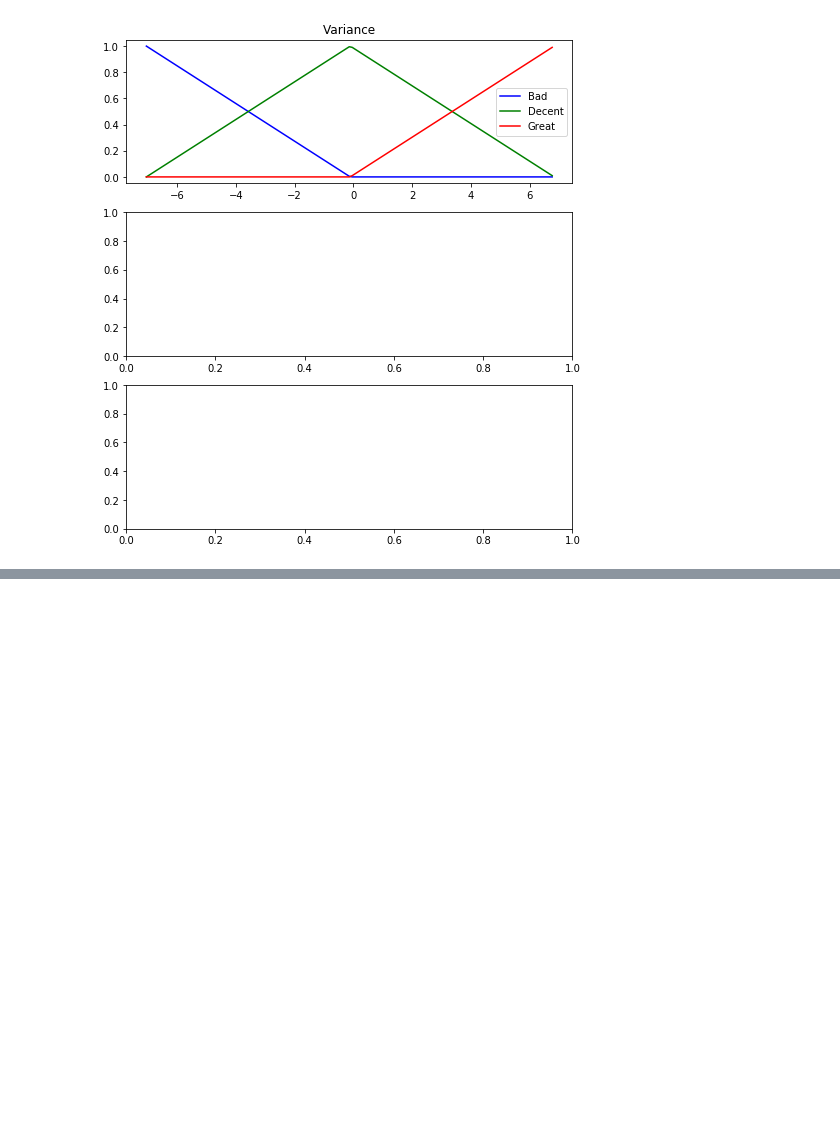
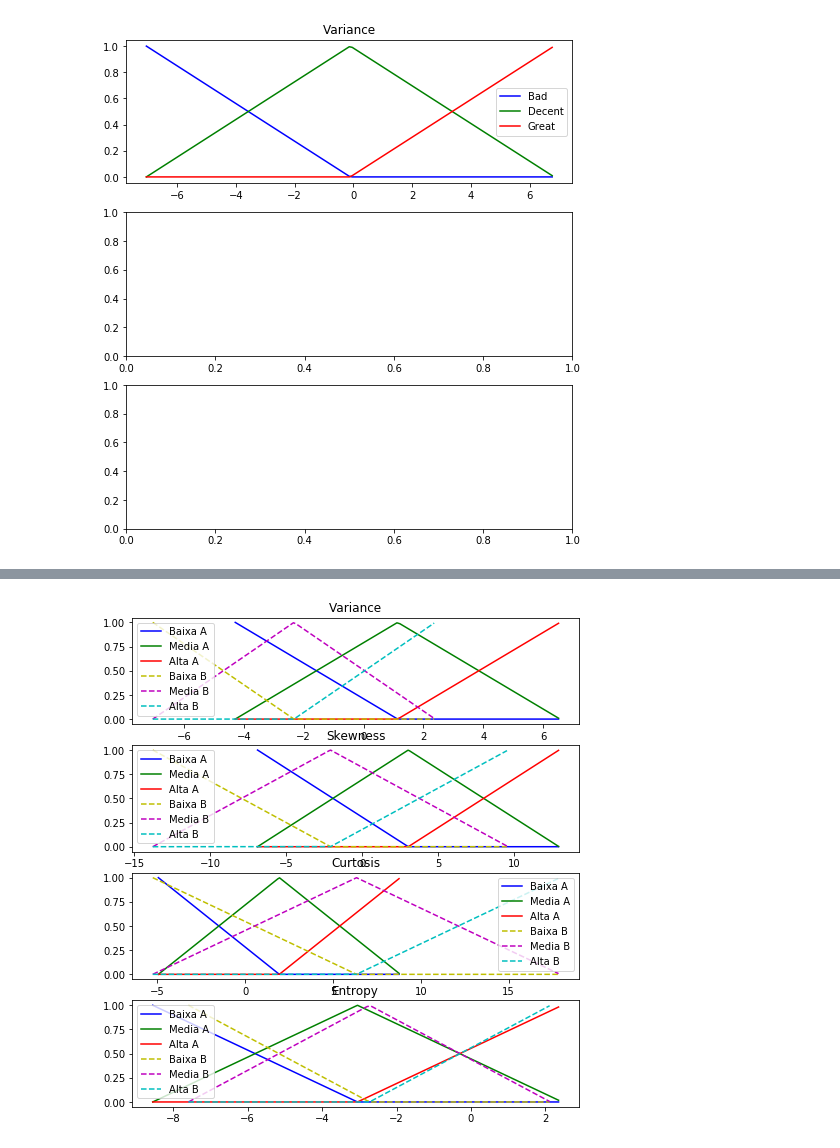
Before and after one commit to Minoro/data-science-theory, a Jupyter notebook: IA/fuzzy/Exercício de Fuzzy.ipynb, the cells around one changed output, grey strips where cells are left out. Drawn from its saved outputs; the diff is of its cells as text; code cells hidden in the pictures; blank space fills up the shorter version.

```diff
--- a/IA/fuzzy/Exercício de Fuzzy.ipynb
+++ b/IA/fuzzy/Exercício de Fuzzy.ipynb
@@ -27,7 +27,7 @@ def split_data(data):
     split_point_a = round(num_class_a * 0.8)
     split_point_b = round(num_class_b * 0.8)
 
-    return class_a[:split_point_a], class_a[split_point_a:], class_b[:split_point_b], class_b[split_point_b:]
+    return np.array(class_a[:split_point_a]), np.array(class_a[split_point_a:]), np.array(class_b[:split_point_b]), np.array(class_b[split_point_b:])
 
 train_a, test_a, train_b, test_b = split_data(data)
 # %%
@@ -122,3 +122,93 @@ ax0.legend()
  0.        ]
 <matplotlib.legend.Legend at 0x...>
 [figure]
+# %%
+# print(train_a[:, 0])
+def get_min_max_step(data):
+    min_v = data[0]
+    max_v = data[-1]
+
+    step = (max_v - min_v) / 2
+
+    return min_v, max_v, step
+
+def build_trimf(data):
+    min_v, max_v, step = get_min_max_step(data)
+    x_data = np.arange(min_v, max_v, 0.1)
+
+    data_lo = fuzz.trimf(x_data, [min_v, min_v, (min_v + step)])
+    data_md = fuzz.trimf(x_data, [min_v, (min_v + step), max_v])
+    data_hi = fuzz.trimf(x_data, [(min_v + step), max_v, max_v])
+
+    return data_lo, data_md, data_hi, x_data
+
+variance_data_a = sorted(train_a[:, 0])
+variance_data_b = sorted(train_b[:, 0])
+
+skewness_data_a = sorted(train_a[:, 1])
+skewness_data_b = sorted(train_b[:, 1])
+
+curtosis_data_a = sorted(train_a[:, 2])
+curtosis_data_b = sorted(train_b[:, 2])
+
+entropy_data_a = sorted(train_a[:, 3])
+entropy_data_b = sorted(train_b[:, 3])
+
+variance_a_lo, variance_a_md, variance_a_hi, x_variance_data_a = build_trimf(variance_data_a)
+variance_b_lo, variance_b_md, variance_b_hi, x_variance_data_b = build_trimf(variance_data_b)
+
+skewness_a_lo, skewness_a_md, skewness_a_hi, x_skewness_data_a = build_trimf(skewness_data_a)
+skewness_b_lo, skewness_b_md, skewness_b_hi, x_skewness_data_b = build_trimf(skewness_data_b)
+
+curtosis_a_lo, curtosis_a_md, curtosis_a_hi, x_curtosis_data_a = build_trimf(curtosis_data_a)
+curtosis_b_lo, curtosis_b_md, curtosis_b_hi, x_curtosis_data_b = build_trimf(curtosis_data_b)
+
+entropy_a_lo, entropy_a_md, entropy_a_hi, x_entropy_data_a = build_trimf(entropy_data_a)
+entropy_b_lo, entropy_b_md, entropy_b_hi, x_entropy_data_b = build_trimf(entropy_data_b)
+
+# Visualize these universes and membership functions
+fig, (ax0, ax1, ax2, ax3) = plt.subplots(nrows=4, figsize=(8, 9))
+
+
+ax0.plot(x_variance_data_a, variance_a_lo, 'b', linewidth=1.5, label='Baixa A')
+ax0.plot(x_variance_data_a, variance_a_md, 'g', linewidth=1.5, label='Media A')
+ax0.plot(x_variance_data_a, variance_a_hi, 'r', linewidth=1.5, label='Alta A')
+
+ax0.plot(x_variance_data_b, variance_b_lo, 'y--', linewidth=1.5, label='Baixa B')
+ax0.plot(x_variance_data_b, variance_b_md, 'm--', linewidth=1.5, label='Media B')
+ax0.plot(x_variance_data_b, variance_b_hi, 'c--', linewidth=1.5, label='Alta B')
+ax0.set_title('Variance')
+ax0.legend()
+
+
+
+ax1.plot(x_skewness_data_a, skewness_a_lo, 'b', linewidth=1.5, label='Baixa A')
+ax1.plot(x_skewness_data_a, skewness_a_md, 'g', linewidth=1.5, label='Media A')
+ax1.plot(x_skewness_data_a, skewness_a_hi, 'r', linewidth=1.5, label='Alta A')
+
+ax1.plot(x_skewness_data_b, skewness_b_lo, 'y--', linewidth=1.5, label='Baixa B')
+ax1.plot(x_skewness_data_b, skewness_b_md, 'm--', linewidth=1.5, label='Media B')
+ax1.plot(x_skewness_data_b, skewness_b_hi, 'c--', linewidth=1.5, label='Alta B')
+ax1.set_title('Skewness')
+ax1.legend()
+
+ax2.plot(x_curtosis_data_a, curtosis_a_lo, 'b', linewidth=1.5, label='Baixa A')
+ax2.plot(x_curtosis_data_a, curtosis_a_md, 'g', linewidth=1.5, label='Media A')
+ax2.plot(x_curtosis_data_a, curtosis_a_hi, 'r', linewidth=1.5, label='Alta A')
+
+ax2.plot(x_curtosis_data_b, curtosis_b_lo, 'y--', linewidth=1.5, label='Baixa B')
+ax2.plot(x_curtosis_data_b, curtosis_b_md, 'm--', linewidth=1.5, label='Media B')
+ax2.plot(x_curtosis_data_b, curtosis_b_hi, 'c--', linewidth=1.5, label='Alta B')
+ax2.set_title('Curtosis')
+ax2.legend()
+
+ax3.plot(x_entropy_data_a, entropy_a_lo, 'b', linewidth=1.5, label='Baixa A')
+ax3.plot(x_entropy_data_a, entropy_a_md, 'g', linewidth=1.5, label='Media A')
+ax3.plot(x_entropy_data_a, entropy_a_hi, 'r', linewidth=1.5, label='Alta A')
+
+ax3.plot(x_entropy_data_b, entropy_b_lo, 'y--', linewidth=1.5, label='Baixa B')
+ax3.plot(x_entropy_data_b, entropy_b_md, 'm--', linewidth=1.5, label='Media B')
+ax3.plot(x_entropy_data_b, entropy_b_hi, 'c--', linewidth=1.5, label='Alta B')
+ax3.set_title('Entropy')
+ax3.legend()
+# %% [output]
@@ -125,3 +216,4 @@ ax0.legend()
+[figure, added]
 # %%
 
 from pprint import pprint
```
Also changed, not shown: parts of 2 cells of this notebook, 1 other file.
